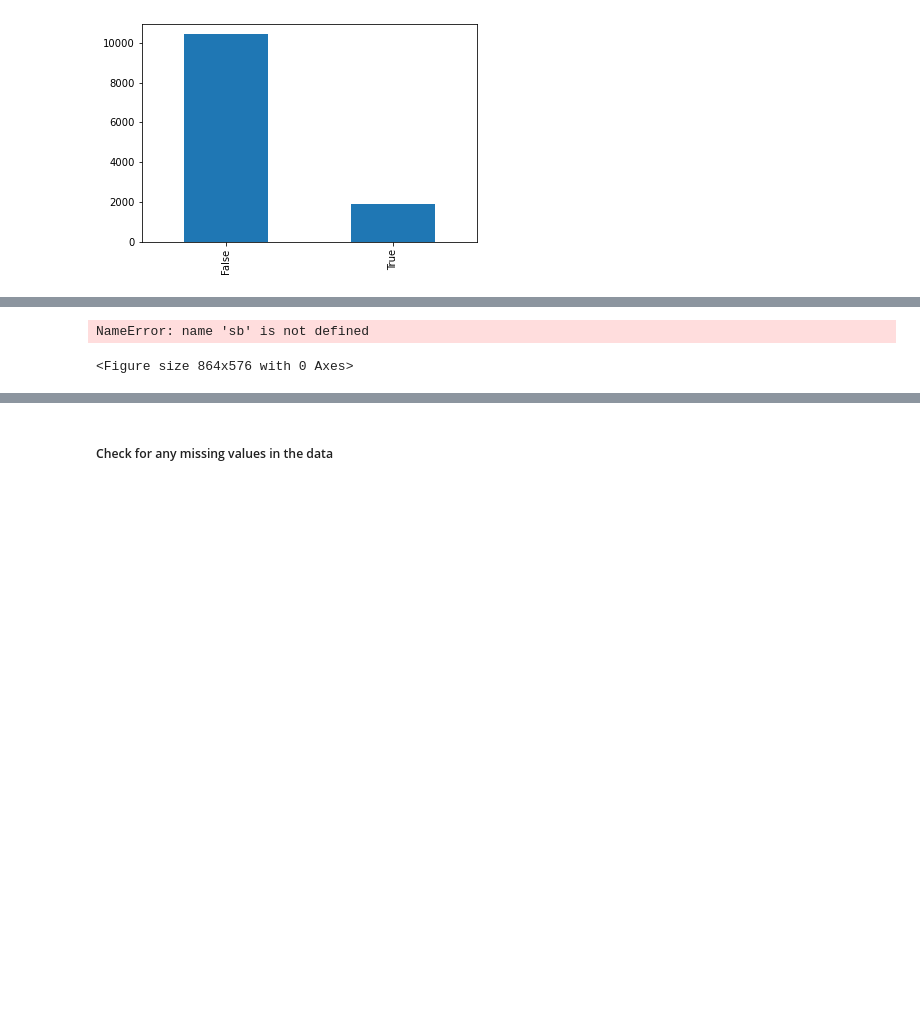
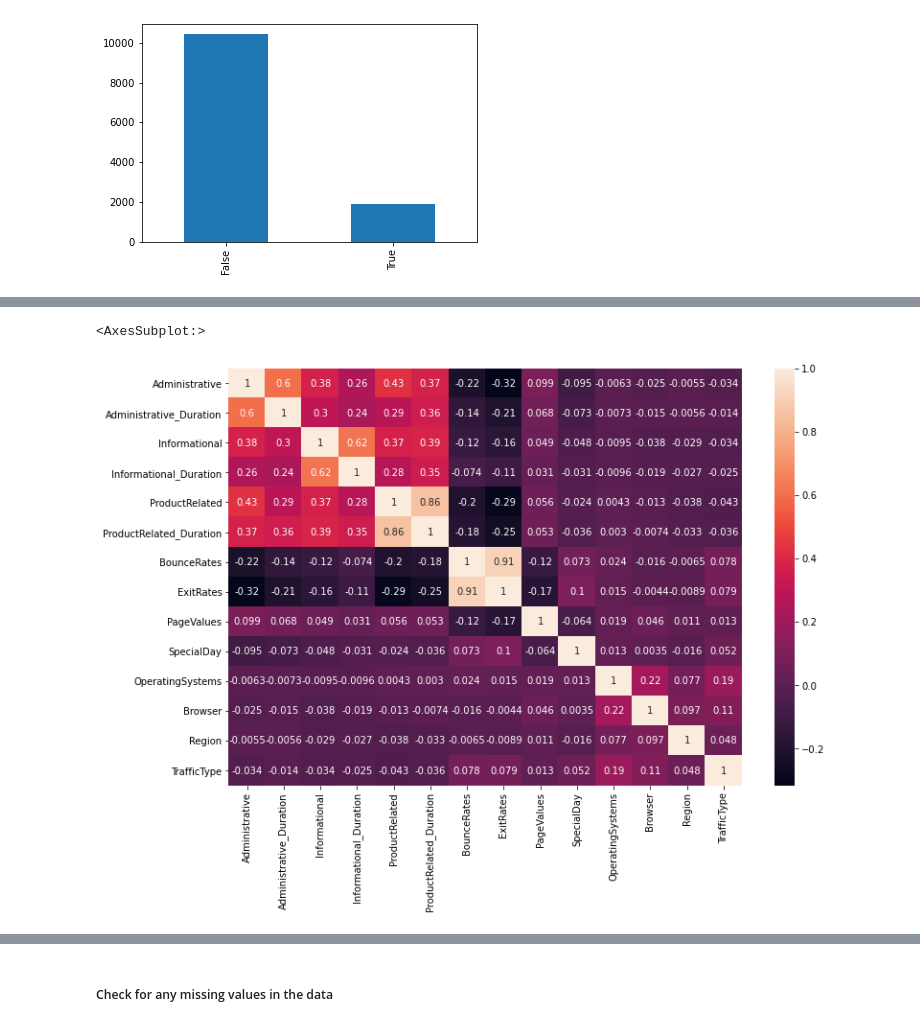
Before and after one commit to paridadibya/USL, a Jupyter notebook: USL Project.ipynb, the cells around one changed output, grey strips where cells are left out. Saved outputs shown, nothing was run; the diff lists cells and outputs as text; code cells hidden in the pictures; blank space fills up the shorter version.

```diff
--- a/USL Project.ipynb
+++ b/USL Project.ipynb
@@ -67,9 +73,9 @@ num_data=df.select_dtypes(include=np.number)
 # %%
 plt.figure(figsize=(12,8))
-sb.heatmap(num_data.corr(),annot=True)
+sns.heatmap(num_data.corr(),annot=True)
 # %% [output]
-NameError: name 'sb' is not defined
+<AxesSubplot:>
-<Figure size 864x576 with 0 Axes>
+[figure, added]
 # %%
 # understand the distrubution of each numeric data for each level in Revenue
 
```
Also changed, not shown: parts of 3 cells of this notebook.
